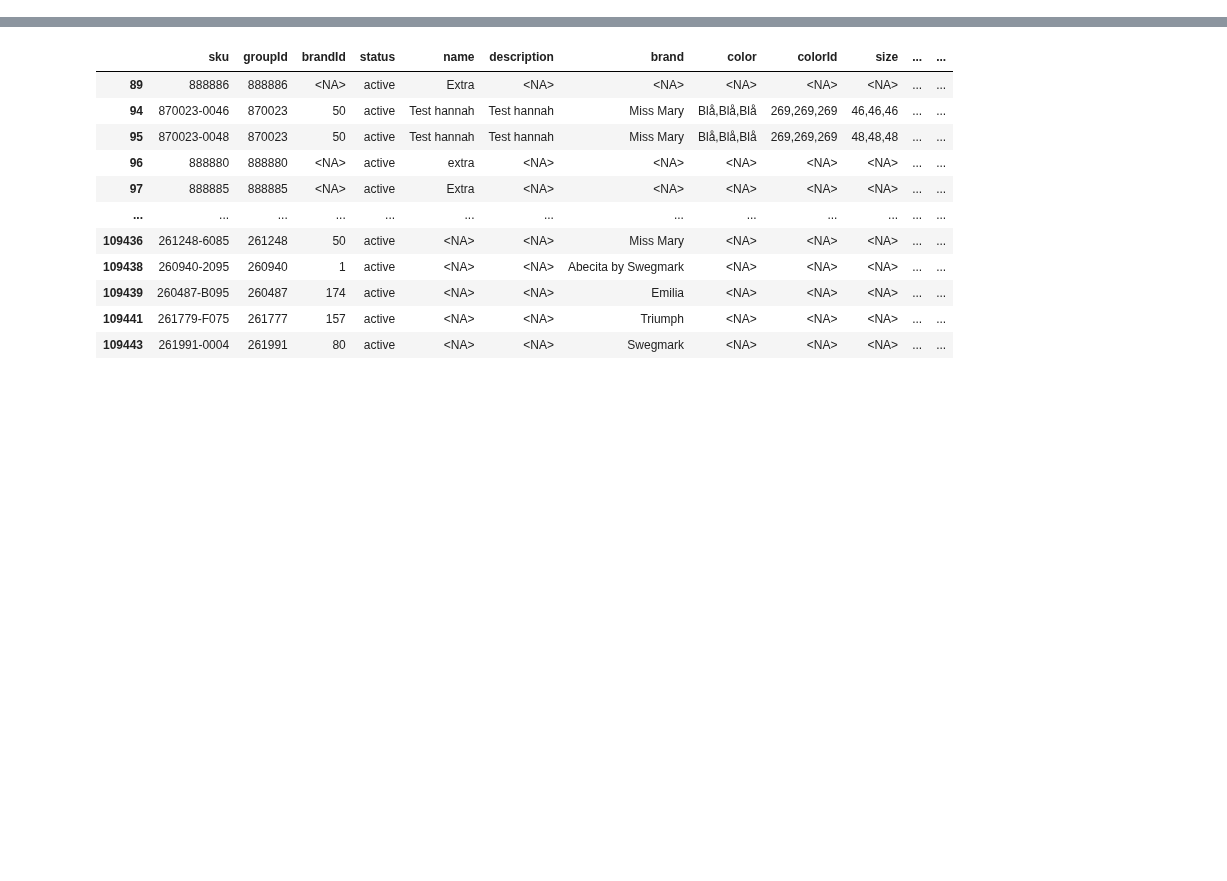
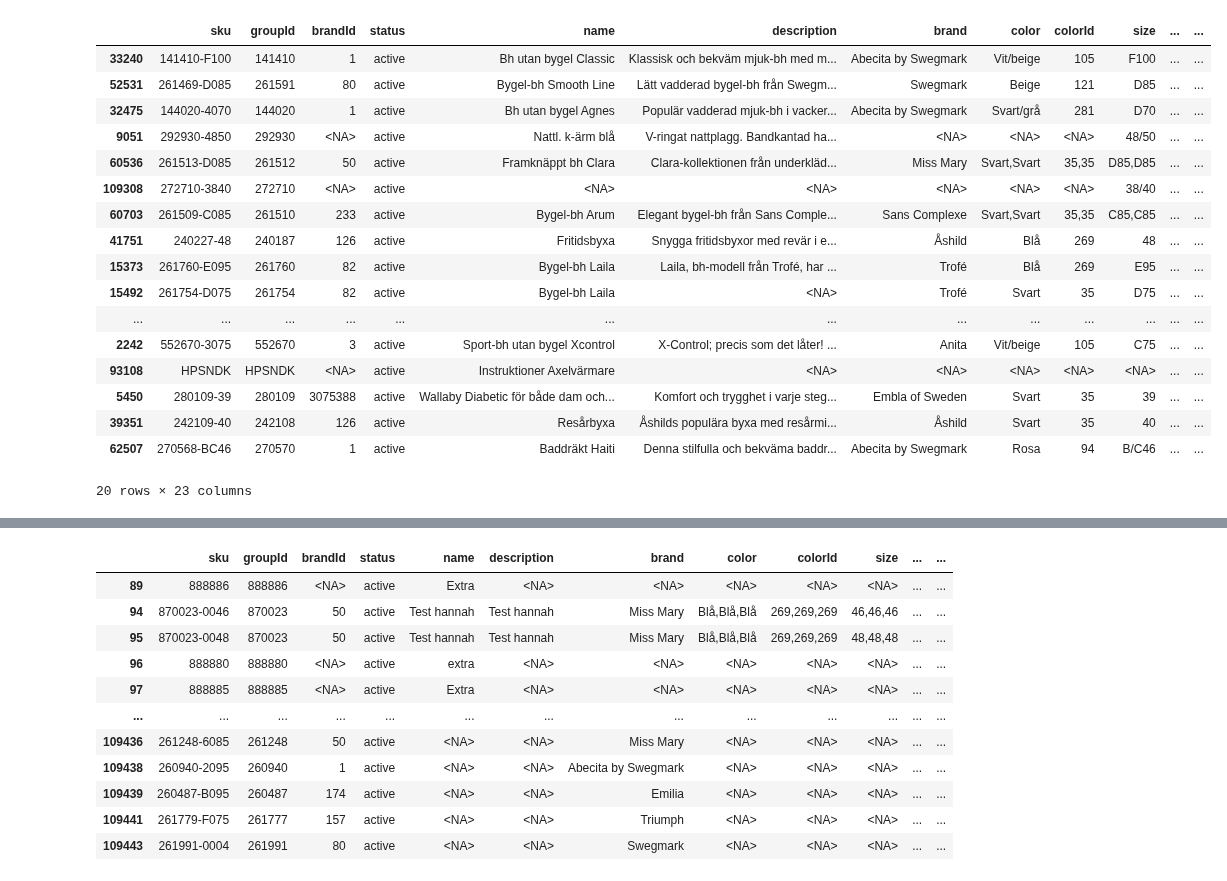
Before and after one commit to maria-lagerholm/itcm_recommendation_engine, a Jupyter notebook: notebooks/eda_articles.ipynb, the cells around one changed output, grey strips where cells are left out. Cells and saved outputs as stored; diff of their text form; code cells hidden in the pictures; blank space fills up the shorter version.

```diff
--- a/notebooks/eda_articles.ipynb
+++ b/notebooks/eda_articles.ipynb
@@ -26,3 +27,24 @@ articles.sample()
+# %%
+articles[(articles['forSale'].isna()) & (articles['status'] == 'active')].sample(20)
+# %% [output]
+|  | sku | groupId | brandId | status | name | description | brand | color | colorId | size | ... | ... |
+| 33240 | 141410-F100 | 141410 | 1 | active | Bh utan bygel Classic | Klassisk och bekväm mjuk-bh med m... | Abecita by Swegmark | Vit/beige | 105 | F100 | ... | ... |
+| 52531 | 261469-D085 | 261591 | 80 | active | Bygel-bh Smooth Line | Lätt vadderad bygel-bh från Swegm... | Swegmark | Beige | 121 | D85 | ... | ... |
+| 32475 | 144020-4070 | 144020 | 1 | active | Bh utan bygel Agnes | Populär vadderad mjuk-bh i vacker... | Abecita by Swegmark | Svart/grå | 281 | D70 | ... | ... |
+| 9051 | 292930-4850 | 292930 | <NA> | active | Nattl. k-ärm blå | V-ringat nattplagg. Bandkantad ha... | <NA> | <NA> | <NA> | 48/50 | ... | ... |
+| 60536 | 261513-D085 | 261512 | 50 | active | Framknäppt bh Clara | Clara-kollektionen från underkläd... | Miss Mary | Svart,Svart | 35,35 | D85,D85 | ... | ... |
+| 109308 | 272710-3840 | 272710 | <NA> | active | <NA> | <NA> | <NA> | <NA> | <NA> | 38/40 | ... | ... |
+| 60703 | 261509-C085 | 261510 | 233 | active | Bygel-bh Arum | Elegant bygel-bh från Sans Comple... | Sans Complexe | Svart,Svart | 35,35 | C85,C85 | ... | ... |
+| 41751 | 240227-48 | 240187 | 126 | active | Fritidsbyxa | Snygga fritidsbyxor med revär i e... | Åshild | Blå | 269 | 48 | ... | ... |
+| 15373 | 261760-E095 | 261760 | 82 | active | Bygel-bh Laila | Laila, bh-modell från Trofé, har ... | Trofé | Blå | 269 | E95 | ... | ... |
+| 15492 | 261754-D075 | 261754 | 82 | active | Bygel-bh Laila | <NA> | Trofé | Svart | 35 | D75 | ... | ... |
+| ... | ... | ... | ... | ... | ... | ... | ... | ... | ... | ... | ... | ... |
+| 2242 | 552670-3075 | 552670 | 3 | active | Sport-bh utan bygel Xcontrol | X-Control; precis som det låter! ... | Anita | Vit/beige | 105 | C75 | ... | ... |
+| 93108 | HPSNDK | HPSNDK | <NA> | active | Instruktioner Axelvärmare | <NA> | <NA> | <NA> | <NA> | <NA> | ... | ... |
+| 5450 | 280109-39 | 280109 | 3075388 | active | Wallaby Diabetic för både dam och... | Komfort och trygghet i varje steg... | Embla of Sweden | Svart | 35 | 39 | ... | ... |
+| 39351 | 242109-40 | 242108 | 126 | active | Resårbyxa | Åshilds populära byxa med resårmi... | Åshild | Svart | 35 | 40 | ... | ... |
+| 62507 | 270568-BC46 | 270570 | 1 | active | Baddräkt Haiti | Denna stilfulla och bekväma baddr... | Abecita by Swegmark | Rosa | 94 | B/C46 | ... | ... |
+20 rows × 23 columns
 # %%
 #count proportion of missing values in each column
 articles.isnull().mean()
```
Also changed, not shown: parts of 21 cells of this notebook, 1 other file.
